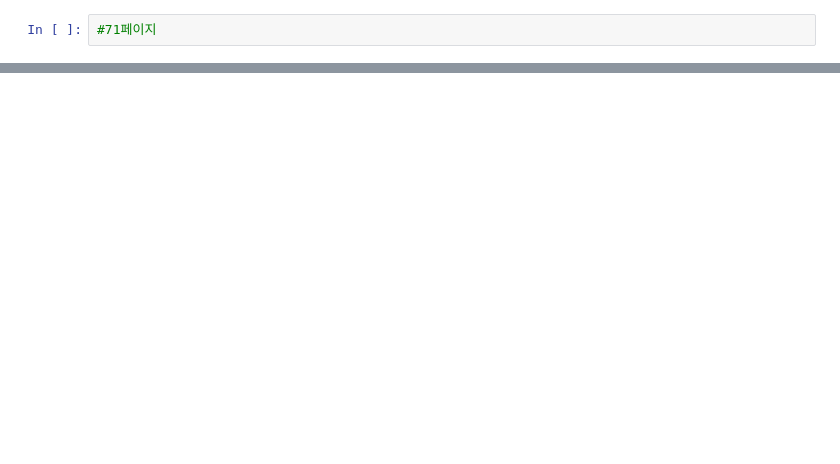
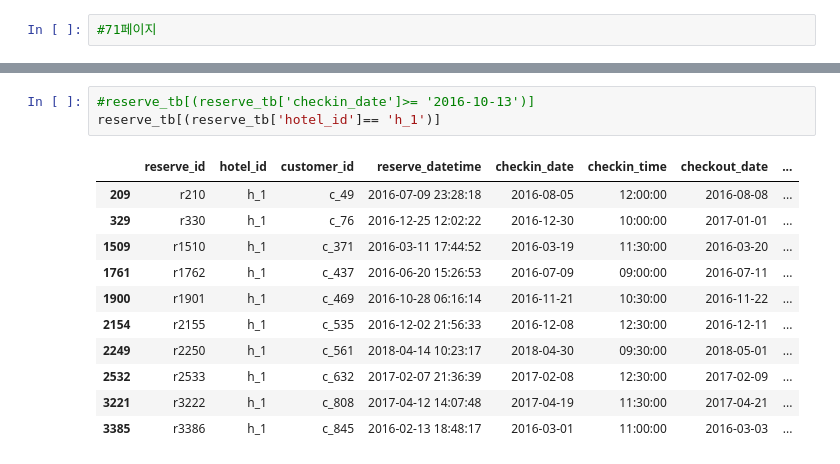
Before and after one commit to Kwangbin/data_first, a Jupyter notebook: data_first_001.ipynb, the cells around one changed output, grey strips where cells are left out. Saved outputs shown, nothing was run; the diff lists cells and outputs as text; blank space fills up the shorter version.

```diff
--- a/data_first_001.ipynb
+++ b/data_first_001.ipynb
@@ -216,0 +230,15 @@ reserve_tb[reserve_tb['customer_id'].isin(target)]
+# %%
+#reserve_tb[(reserve_tb['checkin_date']>= '2016-10-13')]
+reserve_tb[(reserve_tb['hotel_id']== 'h_1')]
+# %% [output]
+|  | reserve_id | hotel_id | customer_id | reserve_datetime | checkin_date | checkin_time | checkout_date | ... |
+| 209 | r210 | h_1 | c_49 | 2016-07-09 23:28:18 | 2016-08-05 | 12:00:00 | 2016-08-08 | ... |
+| 329 | r330 | h_1 | c_76 | 2016-12-25 12:02:22 | 2016-12-30 | 10:00:00 | 2017-01-01 | ... |
+| 1509 | r1510 | h_1 | c_371 | 2016-03-11 17:44:52 | 2016-03-19 | 11:30:00 | 2016-03-20 | ... |
+| 1761 | r1762 | h_1 | c_437 | 2016-06-20 15:26:53 | 2016-07-09 | 09:00:00 | 2016-07-11 | ... |
+| 1900 | r1901 | h_1 | c_469 | 2016-10-28 06:16:14 | 2016-11-21 | 10:30:00 | 2016-11-22 | ... |
+| 2154 | r2155 | h_1 | c_535 | 2016-12-02 21:56:33 | 2016-12-08 | 12:30:00 | 2016-12-11 | ... |
+| 2249 | r2250 | h_1 | c_561 | 2018-04-14 10:23:17 | 2018-04-30 | 09:30:00 | 2018-05-01 | ... |
+| 2532 | r2533 | h_1 | c_632 | 2017-02-07 21:36:39 | 2017-02-08 | 12:30:00 | 2017-02-09 | ... |
+| 3221 | r3222 | h_1 | c_808 | 2017-04-12 14:07:48 | 2017-04-19 | 11:30:00 | 2017-04-21 | ... |
+| 3385 | r3386 | h_1 | c_845 | 2016-02-13 18:48:17 | 2016-03-01 | 11:00:00 | 2016-03-03 | ... |
```
Also changed, not shown: parts of 17 cells of this notebook.
